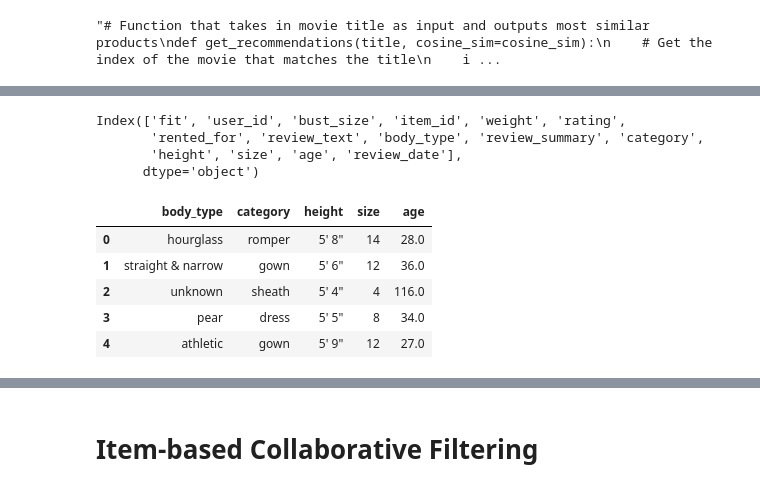
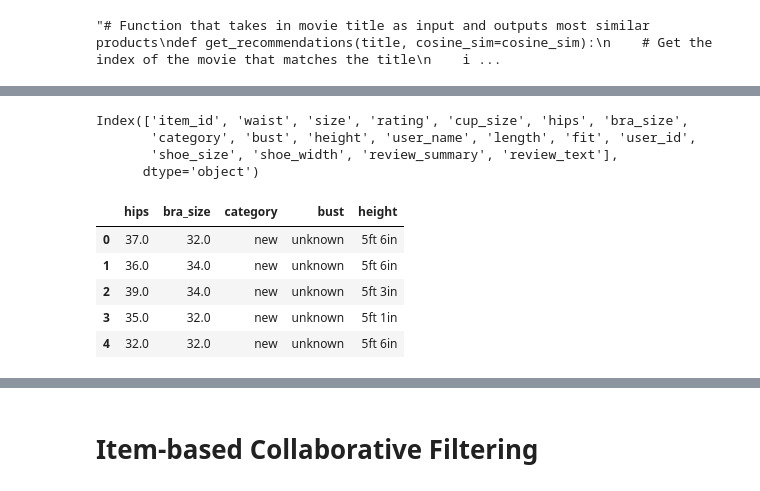
Before and after one commit to LuiisClaudio/mod-cloth, a Jupyter notebook: LuisMartins_CA2.ipynb, the cells around one changed output, grey strips where cells are left out. Cells and saved outputs as stored; diff of their text form; code cells hidden in the pictures.

Commit message:
Fixing bugs in cleaning functions and removing things which are not used

```diff
--- a/LuisMartins_CA2.ipynb
+++ b/LuisMartins_CA2.ipynb
@@ -135,0 +52,33 @@ play_store_review_df.head()
+# %%
+modcloth_final_data.columns = [to_snake_case(col) for col in modcloth_final_data.columns]
+# %%
+# Data cleaning for modcloth_final_data
+
+# 1. Remove duplicates
+modcloth_final_data = modcloth_final_data.drop_duplicates()
+
+# 2. Drop rows with missing essential values (e.g., item_id, review_text, quality)
+modcloth_final_data = modcloth_final_data.dropna(subset=['item_id', 'review_text', 'quality'])
+
+# 3. Fill missing values in less critical columns with sensible defaults
+modcloth_final_data['category'] = modcloth_final_data['category'].fillna('unknown')
+modcloth_final_data['bust'] = modcloth_final_data['bust'].fillna('unknown')
+modcloth_final_data['cup_size'] = modcloth_final_data['cup_size'].fillna('unknown')
+modcloth_final_data['cup_size'] = 'cup_size_' + modcloth_final_data['cup_size'].astype(str)
+modcloth_final_data['height'] = modcloth_final_data['height'].fillna('unknown')
+modcloth_final_data['waist'] = modcloth_final_data['waist'].fillna(modcloth_final_data['waist'].median())
+modcloth_final_data['size'] = modcloth_final_data['size'].fillna(modcloth_final_data['size'].median())
+modcloth_final_data['hips'] = modcloth_final_data['hips'].fillna(modcloth_final_data['hips'].median())
+
+
+# 4. Strip whitespace from string columns
+for col in ['review_text', 'category']:
+    modcloth_final_data[col] = modcloth_final_data[col].astype(str).str.strip()
+
+# 5. Reset index after cleaning
+modcloth_final_data = modcloth_final_data.reset_index(drop=True)
+
+modcloth_final_data = modcloth_final_data.rename(columns={'quality': 'rating'})
+
+# Display cleaned dataframe summary
+modcloth_final_data.head()
@@ -237,10 +193,10 @@ from sklearn.feature_extraction.text import TfidfVectorizer
 tfidf = TfidfVectorizer(stop_words = portuguese_stop_words)
 
 #Replace NaN with an empty string
-renttherunway_final_data['review_text'] = renttherunway_final_data['review_text'].fillna('')
+modcloth_final_data['review_text'] = modcloth_final_data['review_text'].fillna('')
 
 #Construct the required TF-IDF matrix by fitting and transforming the data
-tfidf_matrix = tfidf.fit_transform(renttherunway_final_data['review_text'])
+tfidf_matrix = tfidf.fit_transform(modcloth_final_data['review_text'])
 
 #Output the shape of tfidf_matrix
 tfidf_matrix.shape
@@ -347,18 +303,18 @@ get_recommendations(1714731)
 Name: item_id, dtype: int64
 # %%
-renttherunway_final_data.columns
+modcloth_final_data.columns
 # %% [output]
-Index(['fit', 'user_id', 'bust_size', 'item_id', 'weight', 'rating',
-       'rented_for', 'review_text', 'body_type', 'review_summary', 'category',
-       'height', 'size', 'age', 'review_date'],
+Index(['item_id', 'waist', 'size', 'rating', 'cup_size', 'hips', 'bra_size',
+       'category', 'bust', 'height', 'user_name', 'length', 'fit', 'user_id',
+       'shoe_size', 'shoe_width', 'review_summary', 'review_text'],
       dtype='object')
 # %%
-soup_features = ['body_type','category', 'height', 'size', 'age']
-renttherunway_final_data[soup_features].head()
+soup_features = ['hips','bra_size', 'category', 'bust', 'height']
+modcloth_final_data[soup_features].head()
 # %% [output]
-|  | body_type | category | height | size | age |
-| 0 | hourglass | romper | 5' 8" | 14 | 28.0 |
-| 1 | straight & narrow | gown | 5' 6" | 12 | 36.0 |
-| 2 | unknown | sheath | 5' 4" | 4 | 116.0 |
-| 3 | pear | dress | 5' 5" | 8 | 34.0 |
-| 4 | athletic | gown | 5' 9" | 12 | 27.0 |
+|  | hips | bra_size | category | bust | height |
+| 0 | 37.0 | 32.0 | new | unknown | 5ft 6in |
+| 1 | 36.0 | 34.0 | new | unknown | 5ft 6in |
+| 2 | 39.0 | 34.0 | new | unknown | 5ft 3in |
+| 3 | 35.0 | 32.0 | new | unknown | 5ft 1in |
+| 4 | 32.0 | 32.0 | new | unknown | 5ft 6in |
```
Also changed, not shown: parts of 63 cells of this notebook.
